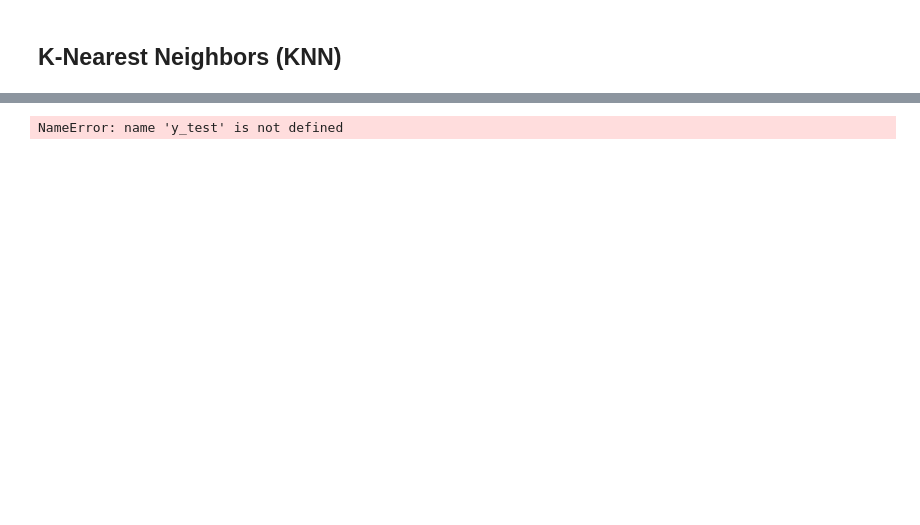
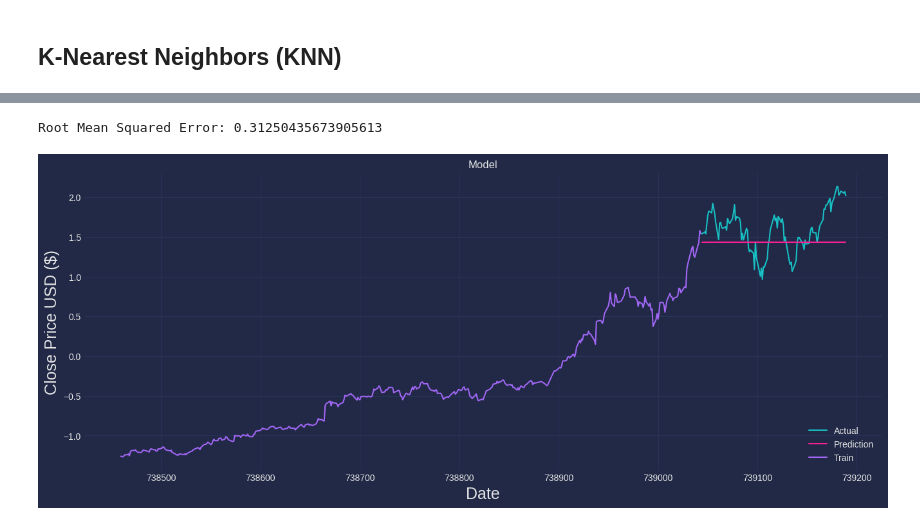
Before and after one commit to bernicelau430/Time_Series_Forecasting_for_Stock_Analysis, a Jupyter notebook: KNN.ipynb, the cells around one changed output, grey strips where cells are left out. Drawn from its saved outputs; the diff is of its cells as text; code cells hidden in the pictures; blank space fills up the shorter version.

```diff
--- a/KNN.ipynb
+++ b/KNN.ipynb
@@ -81,0 +60,3 @@ x_train.shape
+# %%
+# Convert Date from Timestamp to Ordinal
+nvidia_data['Date_ord'] = nvidia_data['Date'].map(pd.Timestamp.toordinal)
@@ -82,11 +86,13 @@ x_train.shape
+# %%
+# Split Data into Train and Test Sets
+# 80/20 Train/Test Ratio
+# shuffle is false to keep it in order
+X_train, X_test, y_train, y_test = train_test_split(X, y, test_size=0.2, shuffle=False)
 # %% [markdown]
 ## K-Nearest Neighbors (KNN)
 # %%
 # Build Model and Fit
-knn_model = KNeighborsClassifier(n_neighbors = 5) # Using 5 neighbors, could use 1?
-knn_model.fit(x_train, y_train)
-# Get prediction using x_test
-knn_y_predict = knn_model.predict(x_test)
-# Convert to Scaler
-knn_y_predict = scaler.inverse_transform(knn_y_predict)
+# Using Regression for Continuous Data
+knn_model = KNeighborsRegressor(n_neighbors = 5) # Using 5 neighbors, could use 1?
+knn_model.fit(X_train, y_train) # changed to 1 for now
 # %% [output]
@@ -93,0 +100,6 @@ ValueError: Found array with dim 3. KNeighborsClassifier expected <= 2.
+# %%
+# Predict
+y_pred = knn_model.predict(X_test)
+y_pred = scaler.inverse_transform(y_pred.reshape(-1, 1))
+y_pred = y_pred.flatten()
+print(y_pred)
@@ -94,22 +124,32 @@ ValueError: Found array with dim 3. KNeighborsClassifier expected <= 2.
 # %%
 # Evaluate KNN Model using RMSE
-knn_rmse = np.sqrt(mean_squared_error(y_test, knn_y_predict))
+knn_rmse = np.sqrt(mean_squared_error(y_test, y_pred))
 print(f'Root Mean Squared Error: {knn_rmse}')
 # %% [output]
-NameError: name 'y_test' is not defined
+Root Mean Squared Error: 0.31250435673905613
 # %%
 # Plot the predicted stock prices against KNN actual prices
-dataset = nvidia_data.filter(['Close'])
-train = dataset[:training_data_len]
-test = dataset[training_data_len:]
-test['Predictions'] = predictions
+
+# Convert Ordinal Date back to Timestamp
+#timestamp_date = []
+#for date in X_test:
+ # if date[0] >= 1:
+ #   timestamp_date.append(pd.Timestamp.fromordinal(int(date[0])))
+ # else:
+  #  timestamp_date.append(pd.NaT)
 
 # Visualize the data
 plt.figure(figsize=(16,6))
 plt.title('Model')
 plt.xlabel('Date', fontsize=18)
 plt.ylabel('Close Price USD ($)', fontsize=18)
-plt.plot(train['Close'])
-plt.plot(test[['Close', 'Predictions']])
-plt.legend(['Train', 'Test', 'Predictions'], loc='lower right')
+#plt.plot(timestamp_date, y_test, label='Actual')
+#plt.plot(timestamp_date, y_pred, label='Prediction')
+
+plt.plot(X_test, y_test, label='Actual')
+plt.plot(X_test, y_pred, label='Prediction')
+plt.plot(X_train, y_train, label='Train')
+plt.legend(loc='lower right')
 plt.show()
+# %% [output]
+[figure, added]
```
Also changed, not shown: parts of 11 cells of this notebook, 1 other file.
